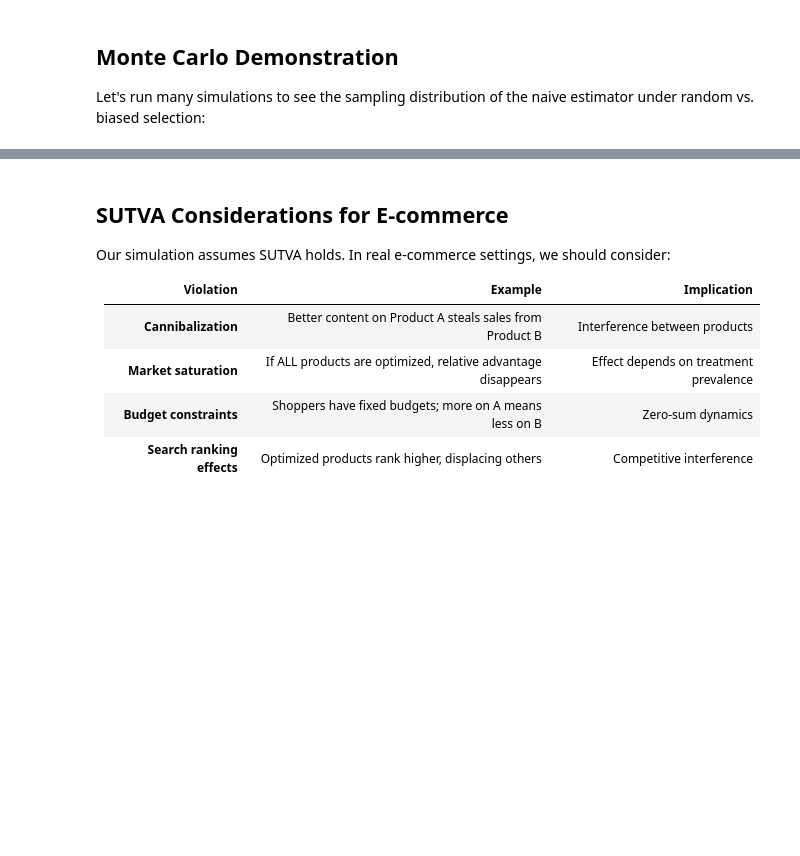
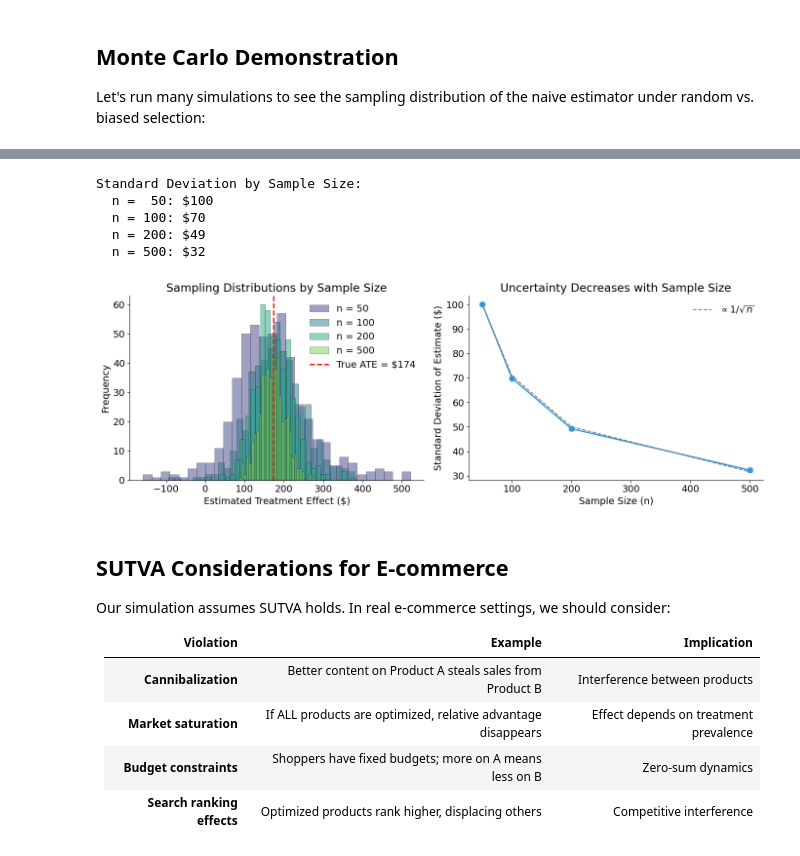
Before and after one commit to eisenhauerIO/courses-business-decisions, a Jupyter notebook: docs/source/measure-impact/01-potential-outcomes-model/lecture.ipynb, the cells around one changed output, grey strips where cells are left out. Drawn from its saved outputs; the diff is of its cells as text; code cells hidden in the pictures; blank space fills up the shorter version.

```diff
--- a/docs/source/measure-impact/01-potential-outcomes-model/lecture.ipynb
+++ b/docs/source/measure-impact/01-potential-outcomes-model/lecture.ipynb
@@ -508,3 +595,46 @@ plot_randomization_comparison(random_estimates, biased_estimates, ATE_true)
+# %%
+# Simulate at different sample sizes
+sample_sizes = [50, 100, 200, 500]
+n_simulations = 500
+estimates_by_size = {}
+
+for n in sample_sizes:
+    estimates = []
+    for _ in range(n_simulations):
+        # Random sample of n products
+        sample_idx = np.random.choice(len(full_info_df), n, replace=False)
+        sample = full_info_df.iloc[sample_idx]
+
+        # Random treatment assignment (50% treated)
+        n_treat = n // 2
+        treat_idx = np.random.choice(n, n_treat, replace=False)
+        D = np.zeros(n)
+        D[treat_idx] = 1
+
+        # Observed outcomes under random assignment
+        Y = np.where(D == 1, sample["Y¹"].values, sample["Y⁰"].values)
+
+        # Naive estimate
+        est = Y[D == 1].mean() - Y[D == 0].mean()
+        estimates.append(est)
+
+    estimates_by_size[n] = estimates
+
+# Print summary
+print("Standard Deviation by Sample Size:")
+for n in sample_sizes:
+    std = np.std(estimates_by_size[n])
+    print(f"  n = {n:3d}: ${std:,.0f}")
+# %% [output]
+Standard Deviation by Sample Size:
+  n =  50: $100
+  n = 100: $70
+  n = 200: $49
+  n = 500: $32
+# %%
+plot_sample_size_convergence(sample_sizes, estimates_by_size, ATE_true)
+# %% [output]
+[figure, added]
 # %% [markdown]
 ## SUTVA Considerations for E-commerce
 
```
Also changed, not shown: parts of 25 cells of this notebook, 4 other files.
